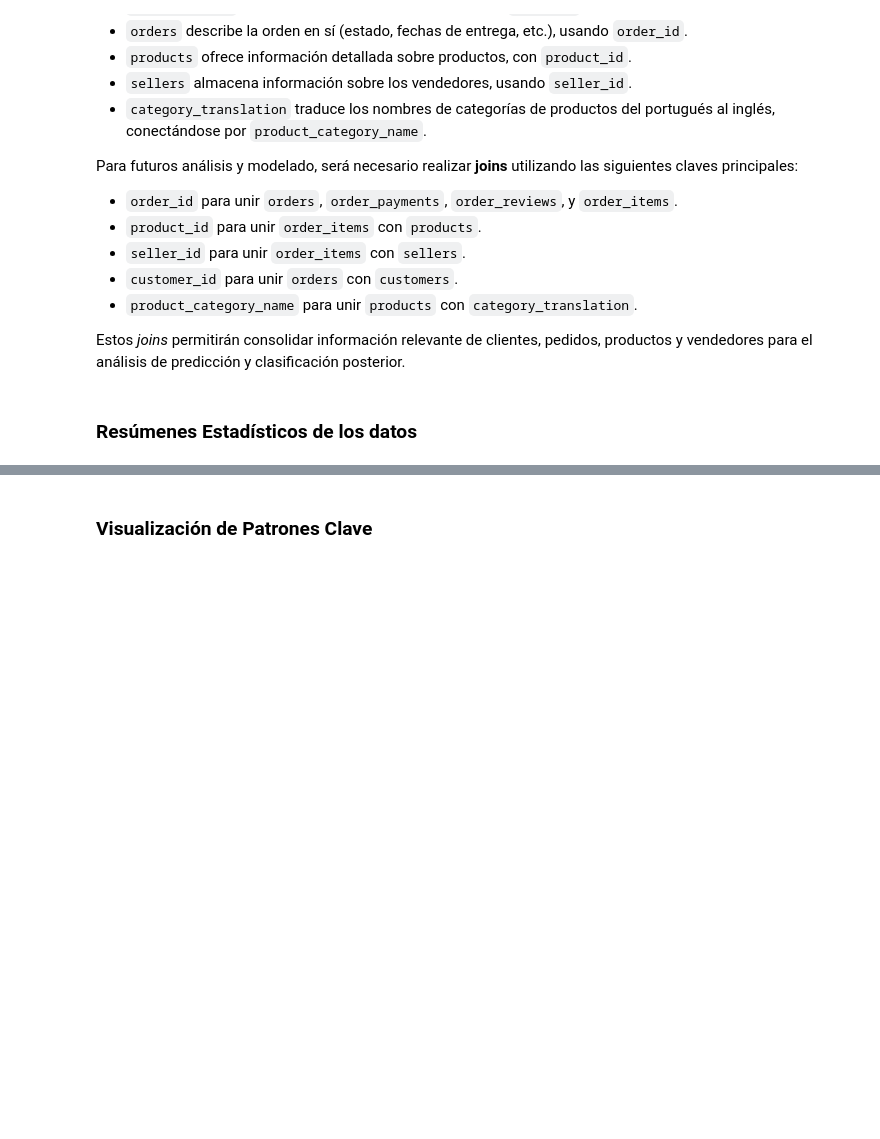
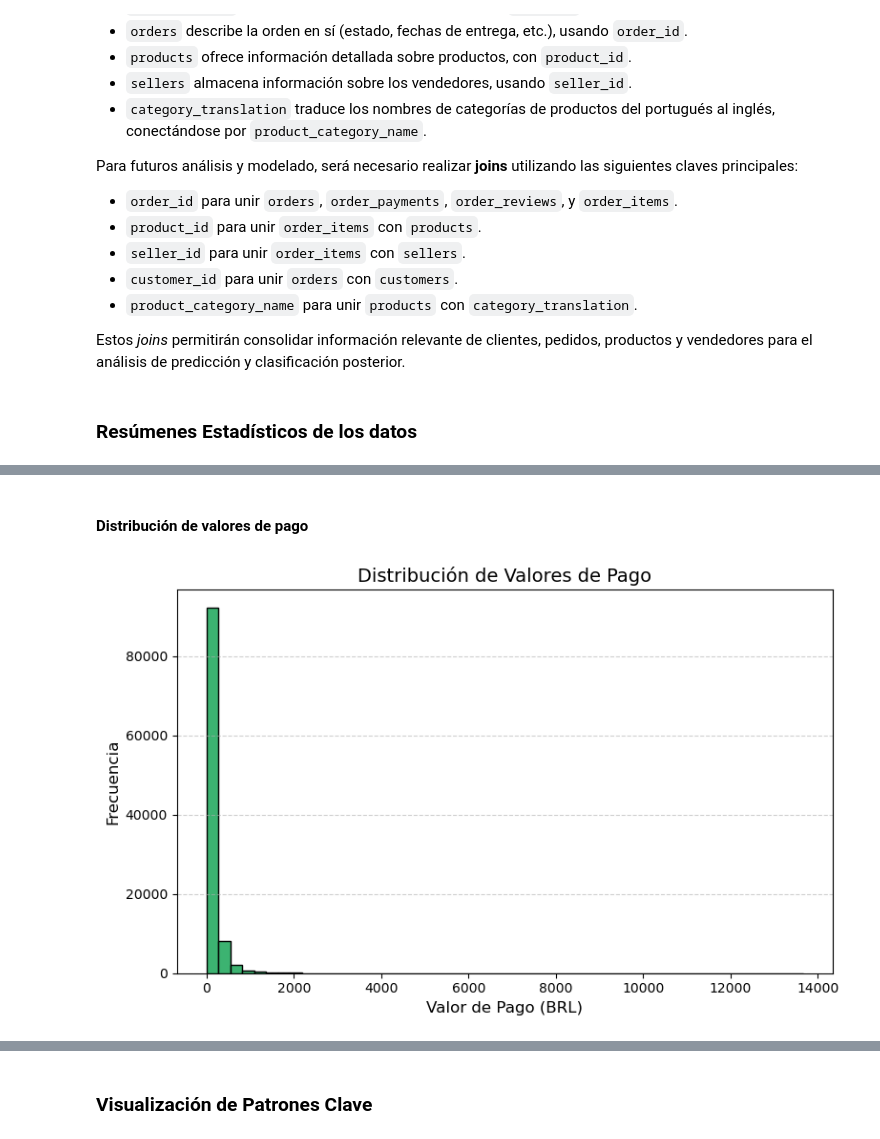
Before and after one commit to paulabaal12/PROY3-DM, a Jupyter notebook: main.ipynb, the cells around one changed output, grey strips where cells are left out. Cells and saved outputs as stored; diff of their text form; code cells hidden in the pictures; blank space fills up the shorter version.

```diff
--- a/main.ipynb
+++ b/main.ipynb
@@ -140,0 +239,14 @@ Estos *joins* permitirán consolidar información relevante de clientes, pedidos
+# %% [markdown]
+#### **Distribución de valores de pago**
+# %%
+# Histograma de valores de pago
+plt.figure(figsize=(8,5))
+plt.hist(order_payments_df['payment_value'], bins=50, color='mediumseagreen', edgecolor='black')
+plt.title('Distribución de Valores de Pago', fontsize=14)
+plt.xlabel('Valor de Pago (BRL)', fontsize=12)
+plt.ylabel('Frecuencia', fontsize=12)
+plt.grid(axis='y', linestyle='--', alpha=0.6)
+plt.tight_layout()
+plt.show()
+# %% [output]
+[figure, added]
```
Also changed, not shown: parts of 17 cells of this notebook.
